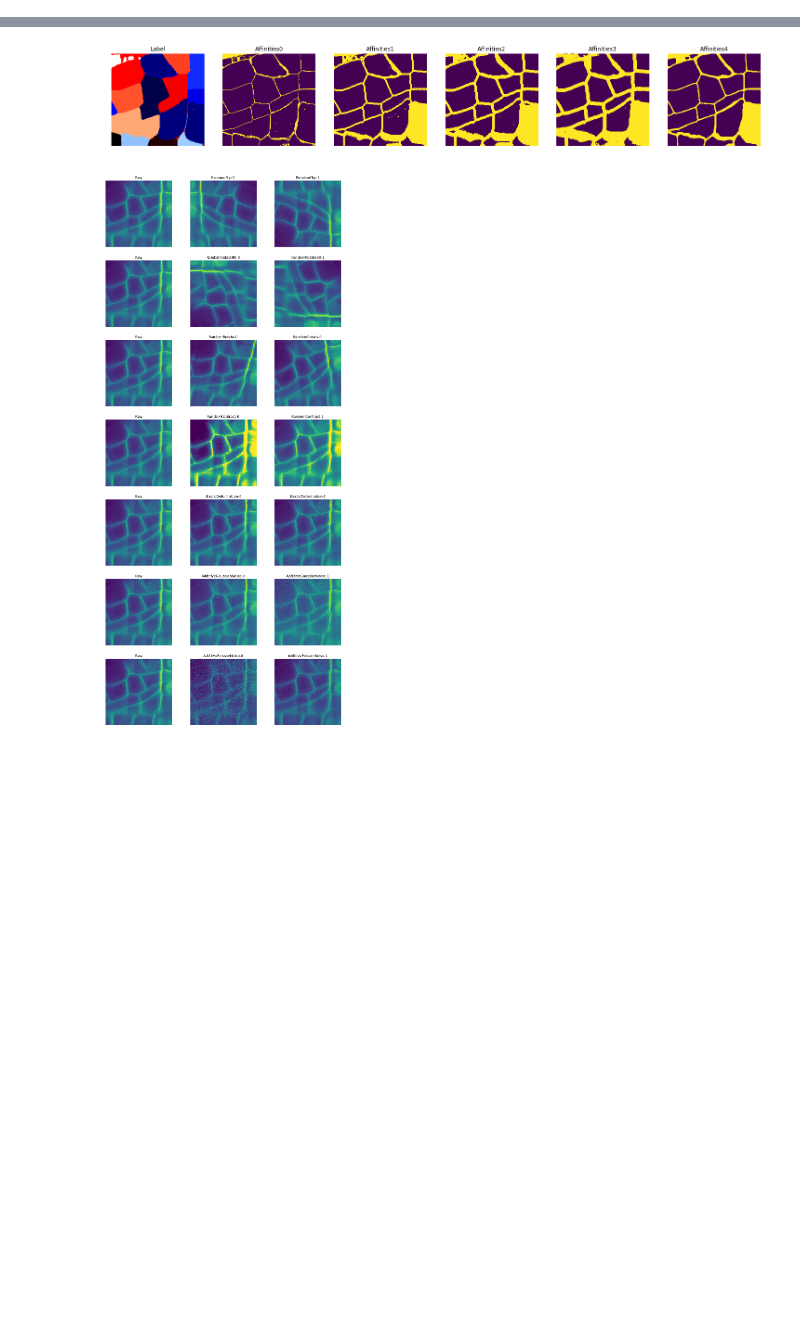
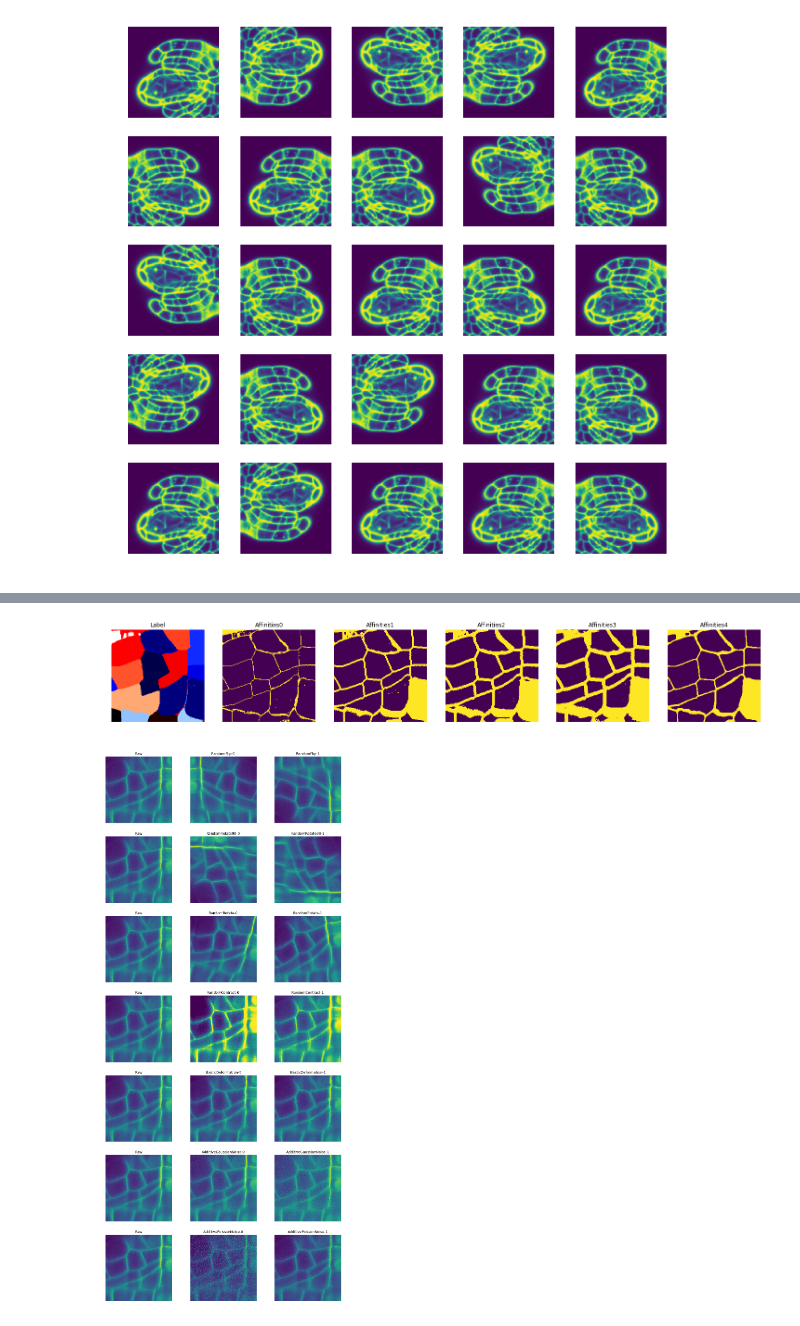
Before and after one commit to wolny/pytorch-3dunet, a Jupyter notebook: pytorch3dunet/augment/transformer-test.ipynb, the cells around one changed output, grey strips where cells are left out. Drawn from its saved outputs; the diff is of its cells as text; code cells hidden in the pictures; blank space fills up the shorter version.

```diff
--- a/pytorch3dunet/augment/transformer-test.ipynb
+++ b/pytorch3dunet/augment/transformer-test.ipynb
@@ -3,3 +3,25 @@ from transforms import LabelToAffinities, RandomFlip, RandomRotate, RandomRotate
 import matplotlib.pyplot as plt
 import h5py
 import numpy as np
+
+path = '../../resources/sample_ovule.h5'
+with h5py.File(path, 'r') as f:
+    raw = f['raw'][...]
+    label = f['label'][...]
+# %%
+mid_raw = np.expand_dims(raw[raw.shape[0] // 2], 0)
+mid_label = np.expand_dims(label[raw.shape[0] // 2], 0)
+
+t = RandomFlip(np.random.RandomState())
+
+fig, axes = plt.subplots(5, 5, figsize=(10, 10))
+ax = axes.ravel()
+
+ax[0].imshow(mid_raw[0])
+ax[0].set_axis_off()
+
+for i in range(1, 25):
+    ax[i].set_axis_off()
+    ax[i].imshow(t(mid_raw)[0])
+# %% [output]
+[figure, added]
```
Also changed, not shown: parts of 2 cells of this notebook, 1 other file.
